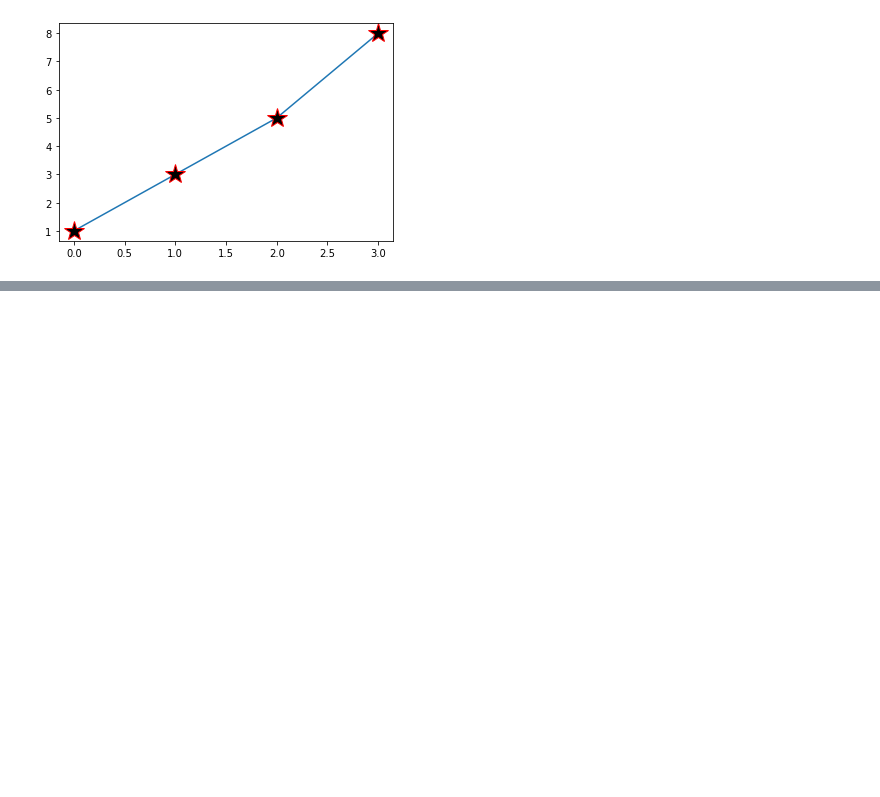
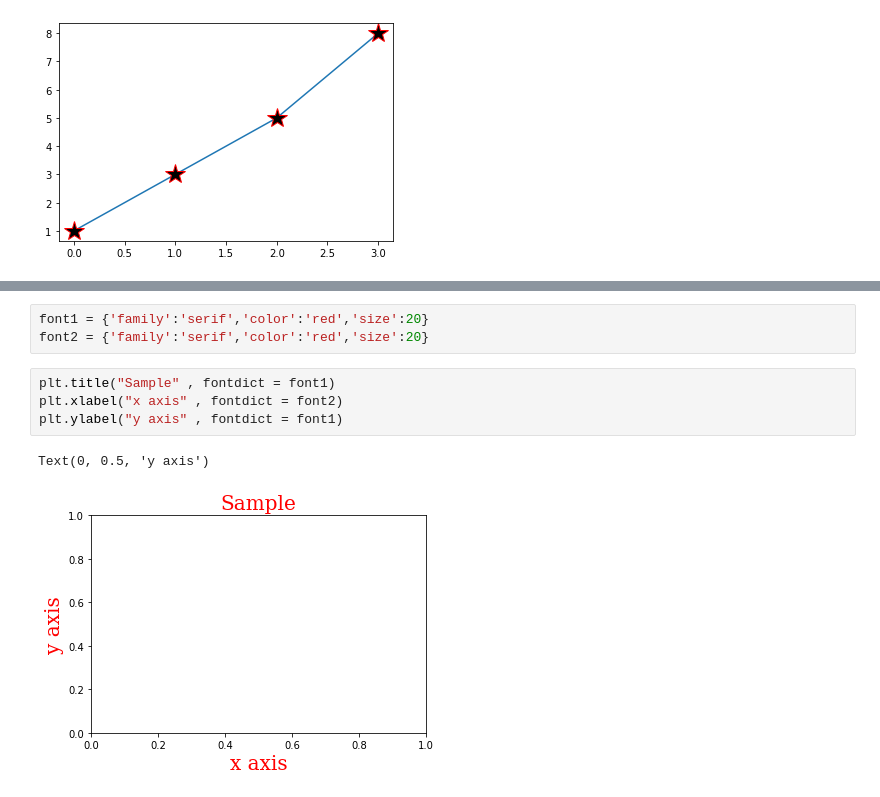
Before and after one commit to kishan01lko/codeeboy, a Jupyter notebook: Welcome_To_Colaboratory.ipynb, the cells around one changed output, grey strips where cells are left out. Drawn from its saved outputs; the diff is of its cells as text; blank space fills up the shorter version.

```diff
--- a/Welcome_To_Colaboratory.ipynb
+++ b/Welcome_To_Colaboratory.ipynb
@@ -226,0 +243,10 @@ plt.plot(x, marker = '*' , mec = 'r', ms = 20 , mfc = 'k' )
+# %%
+font1 = {'family':'serif','color':'red','size':20}
+font2 = {'family':'serif','color':'red','size':20}
+# %%
+plt.title("Sample" , fontdict = font1)
+plt.xlabel("x axis" , fontdict = font2)
+plt.ylabel("y axis" , fontdict = font1)
+# %% [output]
+Text(0, 0.5, 'y axis')
+[figure, added]
```
Also changed, not shown: parts of 26 cells of this notebook.
